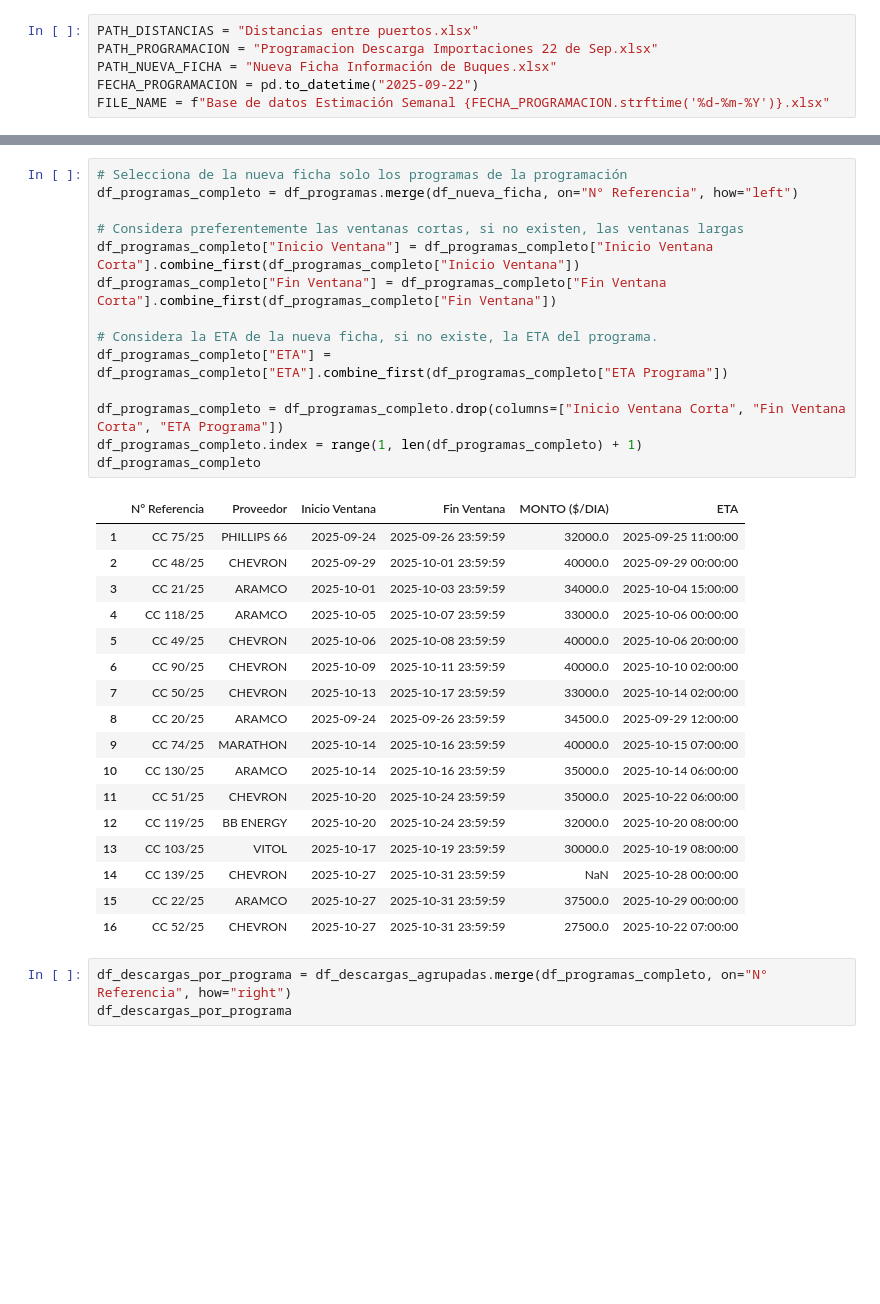
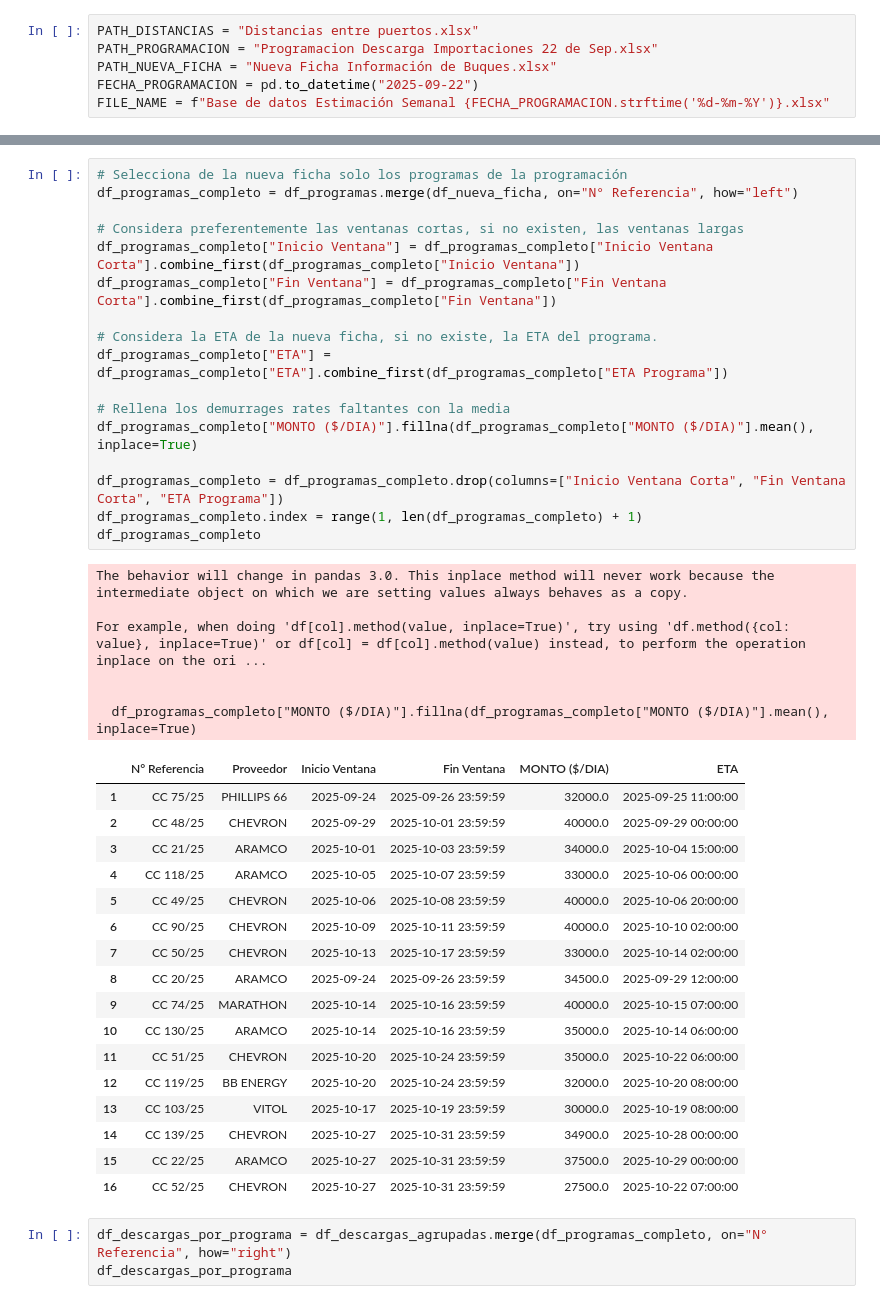
Before and after one commit to jjaubele/Automatizacion-Programacion-BD, a Jupyter notebook: Personal.ipynb, the cells around one changed output, grey strips where cells are left out. Saved outputs shown, nothing was run; the diff lists cells and outputs as text; blank space fills up the shorter version.

```diff
--- a/Personal.ipynb
+++ b/Personal.ipynb
@@ -46,33 +47,42 @@ df_descargas_agrupadas
 # %%
 # Selecciona de la nueva ficha solo los programas de la programación
 df_programas_completo = df_programas.merge(df_nueva_ficha, on="N° Referencia", how="left")
 
 # Considera preferentemente las ventanas cortas, si no existen, las ventanas largas
 df_programas_completo["Inicio Ventana"] = df_programas_completo["Inicio Ventana Corta"].combine_first(df_programas_completo["Inicio Ventana"])
 df_programas_completo["Fin Ventana"] = df_programas_completo["Fin Ventana Corta"].combine_first(df_programas_completo["Fin Ventana"])
 
 # Considera la ETA de la nueva ficha, si no existe, la ETA del programa.
 df_programas_completo["ETA"] = df_programas_completo["ETA"].combine_first(df_programas_completo["ETA Programa"])
 
+# Rellena los demurrages rates faltantes con la media
+df_programas_completo["MONTO ($/DIA)"].fillna(df_programas_completo["MONTO ($/DIA)"].mean(), inplace=True)
+
 df_programas_completo = df_programas_completo.drop(columns=["Inicio Ventana Corta", "Fin Ventana Corta", "ETA Programa"])
 df_programas_completo.index = range(1, len(df_programas_completo) + 1)
 df_programas_completo
 # %% [output]
+The behavior will change in pandas 3.0. This inplace method will never work because the intermediate object on which we are setting values always behaves as a copy.
+
+For example, when doing 'df[col].method(value, inplace=True)', try using 'df.method({col: value}, inplace=True)' or df[col] = df[col].method(value) instead, to perform the operation inplace on the ori ...
+
+
+  df_programas_completo["MONTO ($/DIA)"].fillna(df_programas_completo["MONTO ($/DIA)"].mean(), inplace=True)
 |  | N° Referencia | Proveedor | Inicio Ventana | Fin Ventana | MONTO ($/DIA) | ETA |
 | 1 | CC 75/25 | PHILLIPS 66 | 2025-09-24 | 2025-09-26 23:59:59 | 32000.0 | 2025-09-25 11:00:00 |
 | 2 | CC 48/25 | CHEVRON | 2025-09-29 | 2025-10-01 23:59:59 | 40000.0 | 2025-09-29 00:00:00 |
 | 3 | CC 21/25 | ARAMCO | 2025-10-01 | 2025-10-03 23:59:59 | 34000.0 | 2025-10-04 15:00:00 |
 | 4 | CC 118/25 | ARAMCO | 2025-10-05 | 2025-10-07 23:59:59 | 33000.0 | 2025-10-06 00:00:00 |
 | 5 | CC 49/25 | CHEVRON | 2025-10-06 | 2025-10-08 23:59:59 | 40000.0 | 2025-10-06 20:00:00 |
 | 6 | CC 90/25 | CHEVRON | 2025-10-09 | 2025-10-11 23:59:59 | 40000.0 | 2025-10-10 02:00:00 |
 | 7 | CC 50/25 | CHEVRON | 2025-10-13 | 2025-10-17 23:59:59 | 33000.0 | 2025-10-14 02:00:00 |
 | 8 | CC 20/25 | ARAMCO | 2025-09-24 | 2025-09-26 23:59:59 | 34500.0 | 2025-09-29 12:00:00 |
 | 9 | CC 74/25 | MARATHON | 2025-10-14 | 2025-10-16 23:59:59 | 40000.0 | 2025-10-15 07:00:00 |
 | 10 | CC 130/25 | ARAMCO | 2025-10-14 | 2025-10-16 23:59:59 | 35000.0 | 2025-10-14 06:00:00 |
 | 11 | CC 51/25 | CHEVRON | 2025-10-20 | 2025-10-24 23:59:59 | 35000.0 | 2025-10-22 06:00:00 |
 | 12 | CC 119/25 | BB ENERGY | 2025-10-20 | 2025-10-24 23:59:59 | 32000.0 | 2025-10-20 08:00:00 |
 | 13 | CC 103/25 | VITOL | 2025-10-17 | 2025-10-19 23:59:59 | 30000.0 | 2025-10-19 08:00:00 |
-| 14 | CC 139/25 | CHEVRON | 2025-10-27 | 2025-10-31 23:59:59 | NaN | 2025-10-28 00:00:00 |
+| 14 | CC 139/25 | CHEVRON | 2025-10-27 | 2025-10-31 23:59:59 | 34900.0 | 2025-10-28 00:00:00 |
 | 15 | CC 22/25 | ARAMCO | 2025-10-27 | 2025-10-31 23:59:59 | 37500.0 | 2025-10-29 00:00:00 |
 | 16 | CC 52/25 | CHEVRON | 2025-10-27 | 2025-10-31 23:59:59 | 27500.0 | 2025-10-22 07:00:00 |
 # %%
```
Also changed, not shown: parts of 4 cells of this notebook, 3 other files.
